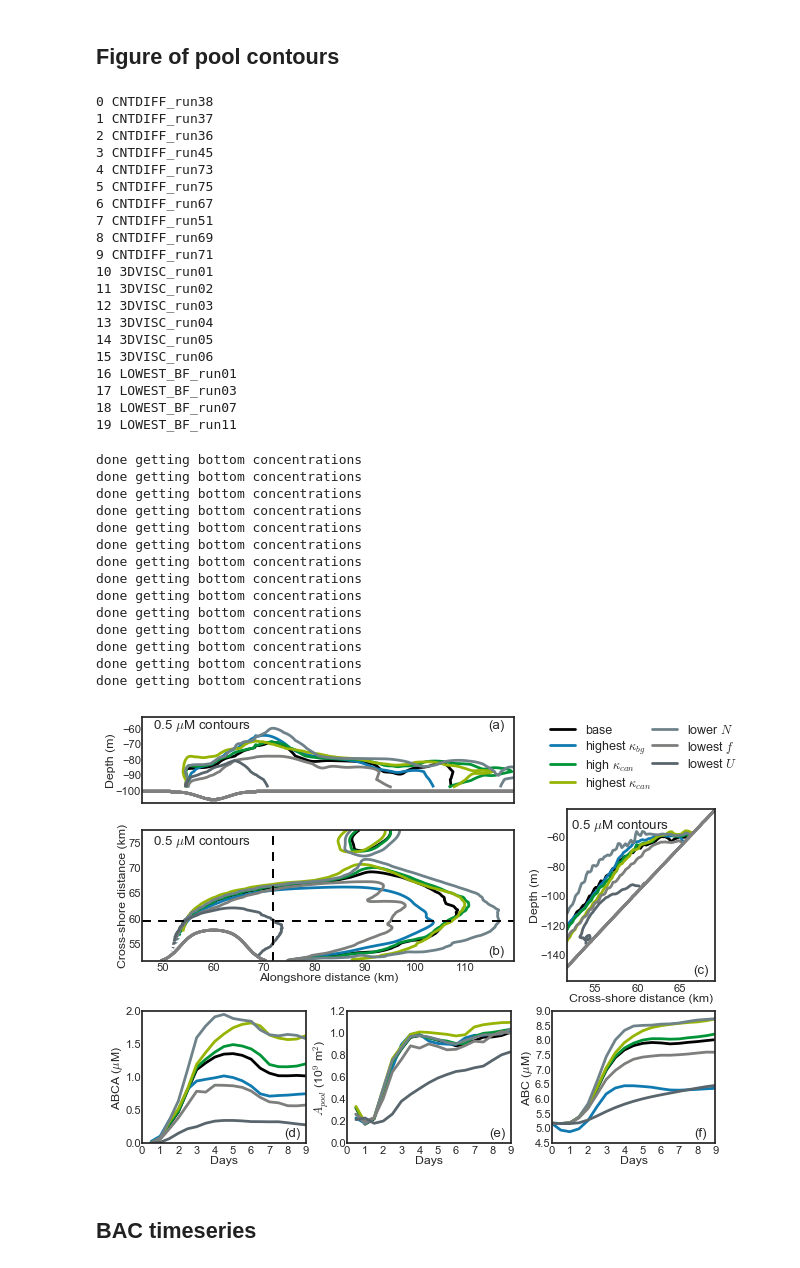
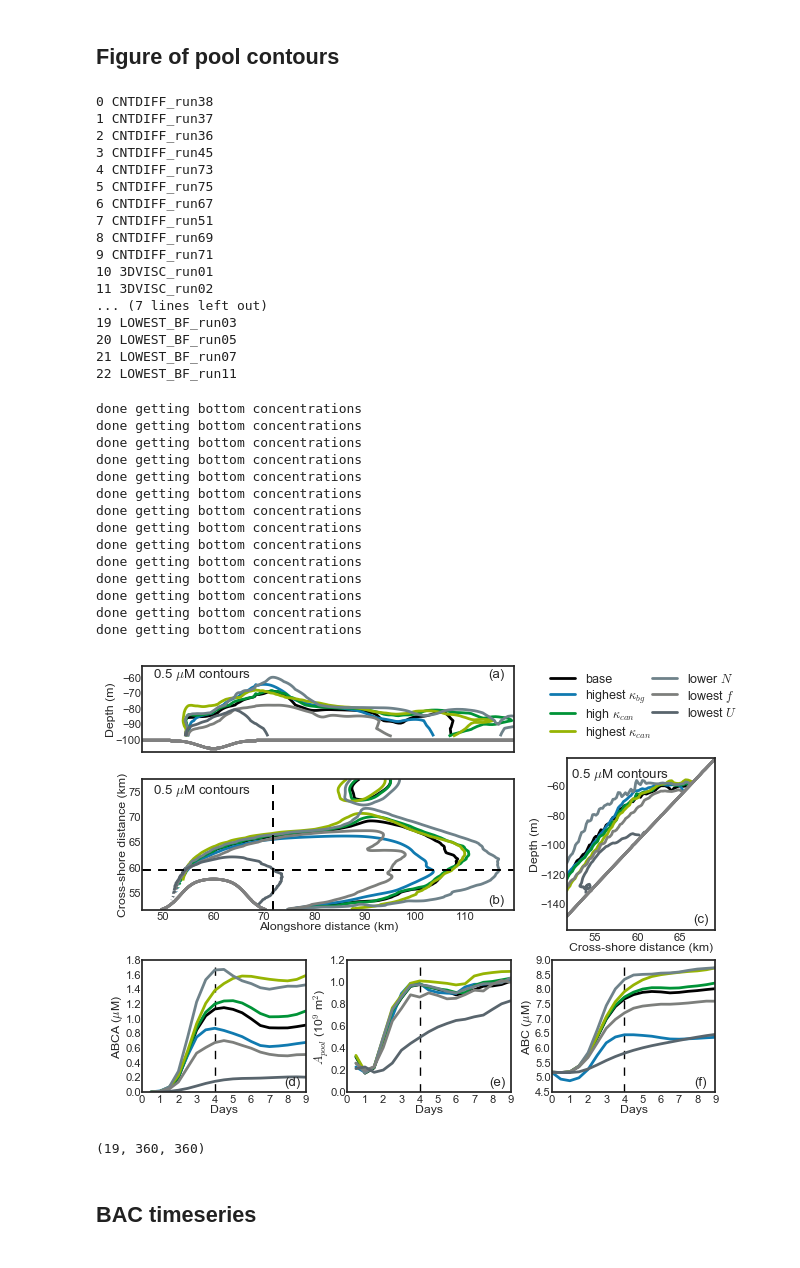
Before and after one commit to UBC-MOAD/outputanalysisnotebooks, a Jupyter notebook: PythonScripts/Paper1Figures/Fig_PoolContours.ipynb, the cells around one changed output. Cells and saved outputs as stored; diff of their text form; code cells hidden in the pictures.

```diff
--- a/PythonScripts/Paper1Figures/Fig_PoolContours.ipynb
+++ b/PythonScripts/Paper1Figures/Fig_PoolContours.ipynb
@@ -205,14 +205,15 @@ def Plot3anom(gs_ax,ConcFilt,tslice,xslice,yslice,xind,yind,color='black',line='
     ax.set_aspect(1)
     return ax
 # %%
-def PlotAnomTimeSeries(ax0,ax1,ax2,AWConcPool,AreaPool,Area,ConcAreaWeighted,color='black',label='base',line='-'):
+def PlotAnomTimeSeries(ax0,ax1,ax2,ConcAreaWeightedPool,AreaPool,Area,ConcAreaWeighted,color='black',label='base',line='-'):
 
-    BACpool = np.nansum(np.nansum(np.ma.masked_array((AWConcPool),mask=maskExpandSB[:,yslice_bac,xslice_bac]),axis=1),axis=1)
+    BACpool = np.nansum(np.nansum(np.ma.masked_array((ConcAreaWeightedPool),mask=maskExpandSB[:,yslice_bac,xslice_bac]),axis=1),axis=1)
+
     AREApool = np.nansum(np.nansum(np.ma.masked_array((AreaPool),mask=maskExpandSB[:,yslice_bac,xslice_bac]),axis=1),axis=1)
     AREA = np.nansum(np.nansum(np.ma.masked_array((Area),mask=maskExpandSB[:,yslice_bac,xslice_bac]),axis=1),axis=1)
     BACCan = np.nansum(np.nansum(np.ma.masked_array((ConcAreaWeighted),mask=maskExpandSB[:,yslice_bac,xslice_bac]),axis=1),axis=1)
 
-    ax0.plot(np.arange(len(BACpool))/2,(BACpool)/AREApool,linestyle=line,
+    ax0.plot(np.arange(len(BACpool))/2,(BACpool)/AREA,linestyle=line,
             color = sns.xkcd_rgb[color],
             linewidth = 2,label=label)
     ax1.plot(np.arange(len(BACpool))/2,(AREApool)/1E9,linestyle=line,
@@ -309,7 +310,7 @@ maskExpandSB = maskExpandSB + np.zeros((nt,ny,nx))
 # %%
 for ii in range(len(records)):
     print(ii,records[ii].name)
-select_rec = [0,2,12,15,5,9,16]
+select_rec = [0,2,12,15,5,9,18]
 
 records2 = [records[0],
             records[2],
@@ -317,7 +318,7 @@ records2 = [records[0],
             records[15],
             records[5],
             records[9],
-            records[16],
+            records[18],
             ]
 recordsNoC2 = [recordsNoC[0],
                recordsNoC[2],
@@ -325,7 +326,7 @@ recordsNoC2 = [recordsNoC[0],
                recordsNoC[15],
                recordsNoC[5],
                recordsNoC[9],
-               recordsNoC[16],
+               recordsNoC[18],
                ]
 
 linesty = ['-','-','-','-','-','-','-']
@@ -342,14 +343,11 @@ linesty = ['-','-','-','-','-','-','-']
 9 CNTDIFF_run71
 10 3DVISC_run01
 11 3DVISC_run02
-12 3DVISC_run03
-13 3DVISC_run04
-14 3DVISC_run05
-15 3DVISC_run06
-16 LOWEST_BF_run01
-17 LOWEST_BF_run03
-18 LOWEST_BF_run07
-19 LOWEST_BF_run11
+... (7 lines left out)
+19 LOWEST_BF_run03
+20 LOWEST_BF_run05
+21 LOWEST_BF_run07
+22 LOWEST_BF_run11
 # %%
 cmap_name = cmo.cm.balance
 sns.set_context('paper')
@@ -366,8 +364,14 @@ gs1 = gspec.GridSpecFromSubplotSpec(2, 2, subplot_spec=gs[0],height_ratios=[0.5,
 gs2 = gspec.GridSpecFromSubplotSpec(1, 3, subplot_spec=gs[1], wspace=0.25)
 
 ax4 = plt.subplot(gs2[0,0])
+ax4.axvline(4,linestyle='--',color='k',linewidth=1)
+
 ax5 = plt.subplot(gs2[0,1])
+ax5.axvline(4,linestyle='--',color='k',linewidth=1)
+
 ax6 = plt.subplot(gs2[0,2])
+ax6.axvline(4,linestyle='--',color='k',linewidth=1)
+
 
 
 jj=0
@@ -452,34 +456,38 @@ ax5.tick_params(axis='y', pad=0.7)
 ax6.tick_params(axis='x', pad=1.3)
 ax4.tick_params(axis='x', pad=1.3)
 ax5.tick_params(axis='x', pad=1.3)
 
 ax2.tick_params(axis='y', pad=0.7)
 ax3.tick_params(axis='y', pad=0.7)
 ax1.tick_params(axis='y', pad=0.7)
 
 ax2.tick_params(axis='x', pad=1.3)
 ax3.tick_params(axis='x', pad=1.3)
 ax1.tick_params(axis='x', pad=1.3)
 
 #plt.tight_layout()
 
 plt.savefig('figure3.eps',format='eps', bbox_inches='tight')
 # %% [output]
 done getting bottom concentrations
 done getting bottom concentrations
 done getting bottom concentrations
 done getting bottom concentrations
 done getting bottom concentrations
 done getting bottom concentrations
 done getting bottom concentrations
 done getting bottom concentrations
 done getting bottom concentrations
 done getting bottom concentrations
 done getting bottom concentrations
 done getting bottom concentrations
 done getting bottom concentrations
 done getting bottom concentrations
-[figure, old version]
+[figure, new version]
+# %%
+np.shape(ConcAreaWeightedNoC)
+# %% [output]
+(19, 360, 360)
 # %% [markdown]
 
 ## BAC timeseries
```
Also changed, not shown: 1 other file.
